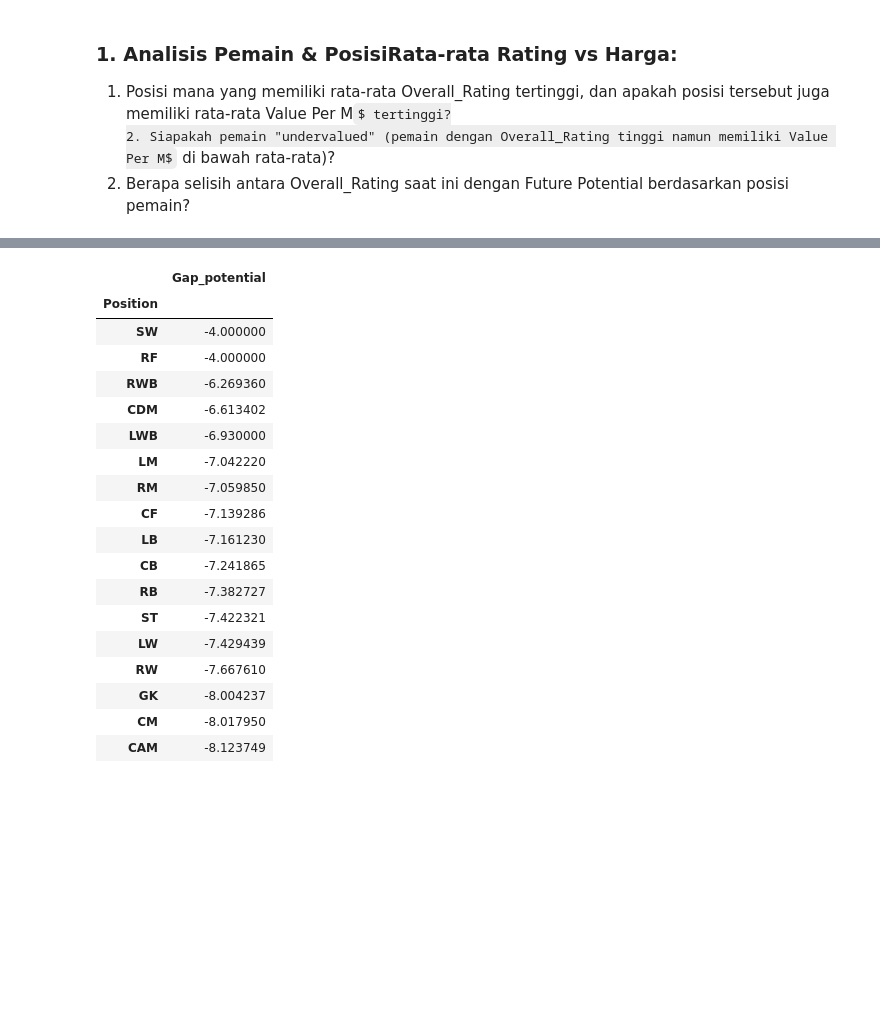
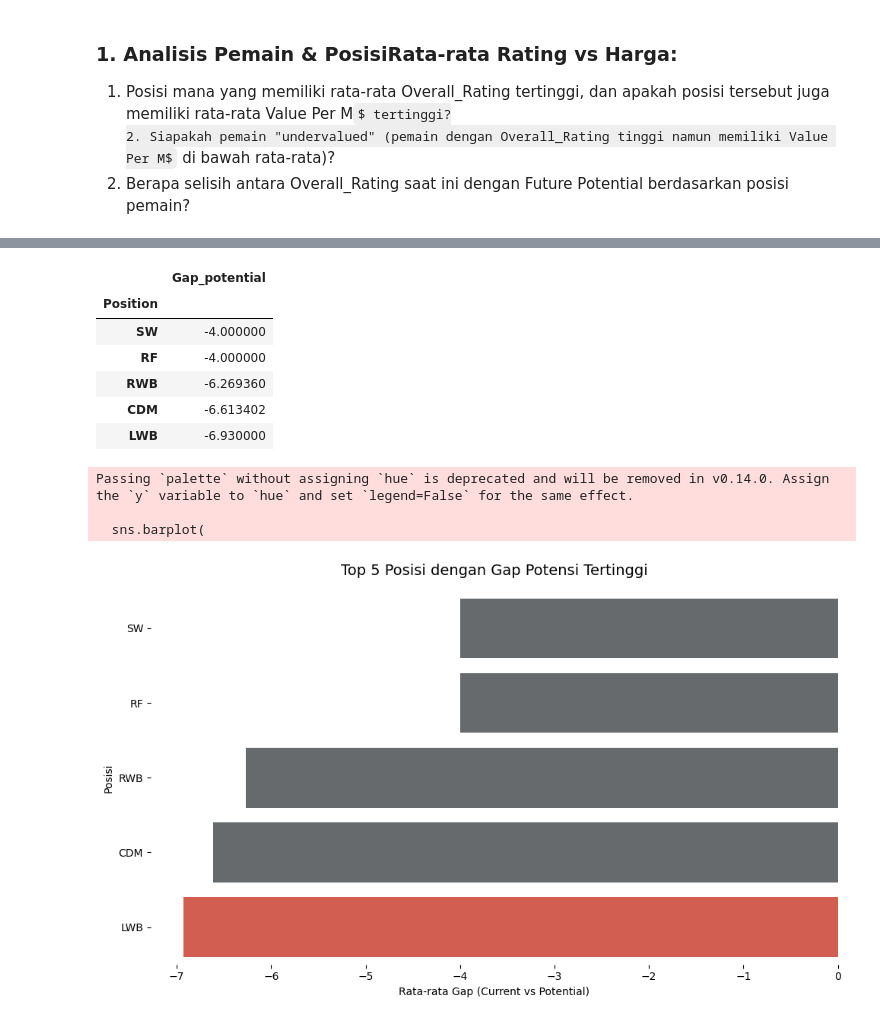
Before and after one commit to HafidzAfrieno/Project-Data-Analyst-Part-1, a Jupyter notebook: fifa_player_analyst.ipynb, the cells around one changed output, grey strips where cells are left out. Cells and saved outputs as stored; diff of their text form; code cells hidden in the pictures; some formulas as TeX source; blank space fills up the shorter version.

```diff
--- a/fifa_player_analyst.ipynb
+++ b/fifa_player_analyst.ipynb
@@ -137,25 +217,44 @@ Pemain tersebut adalah: Pemain yang dimaksud tidak ada
 # %%
 #soal nomor 3
 df['Gap_potential']= df['Overall_Rating'] - df['Future Potential']
 gapPerposition = df.groupby('Position')[['Gap_potential']].mean().sort_values(by='Gap_potential',ascending=False)
-gapPerposition
+gapPerposition.head(5)
 # %% [output]
 |  | Gap_potential |
 | Position |  |
 | SW | -4.000000 |
 | RF | -4.000000 |
 | RWB | -6.269360 |
 | CDM | -6.613402 |
 | LWB | -6.930000 |
-| LM | -7.042220 |
-| RM | -7.059850 |
-| CF | -7.139286 |
-| LB | -7.161230 |
-| CB | -7.241865 |
-| RB | -7.382727 |
-| ST | -7.422321 |
-| LW | -7.429439 |
-| RW | -7.667610 |
-| GK | -8.004237 |
-| CM | -8.017950 |
-| CAM | -8.123749 |
+# %%
+df_plot = gapPerposition.head(5).reset_index()
+
+plt.figure(figsize=(10, 6))
+
+max_gap = df_plot['Gap_potential'].min()
+
+colors = ['#e74c3c' if (x == max_gap) else "#656a6d" for x in df_plot['Gap_potential']]
+
+# Menggunakan Bar Chart Horizontal (y='Position') agar label posisi mudah dibaca
+sns.barplot(
+    data=df_plot,
+    x='Gap_potential',
+    y='Position',
+    palette= colors
+)
+
+plt.title('Top 5 Posisi dengan Gap Potensi Tertinggi', fontsize=14, pad=15)
+plt.xlabel('Rata-rata Gap (Current vs Potential)')
+plt.ylabel('Posisi')
+
+# Menghilangkan garis tepi agar lebih bersih
+sns.despine(left=True, bottom=True)
+
+plt.tight_layout()
+plt.show()
+# %% [output]
+Passing `palette` without assigning `hue` is deprecated and will be removed in v0.14.0. Assign the `y` variable to `hue` and set `legend=False` for the same effect.
+
+  sns.barplot(
+[figure, added]
```
Also changed, not shown: parts of 5 cells of this notebook.
